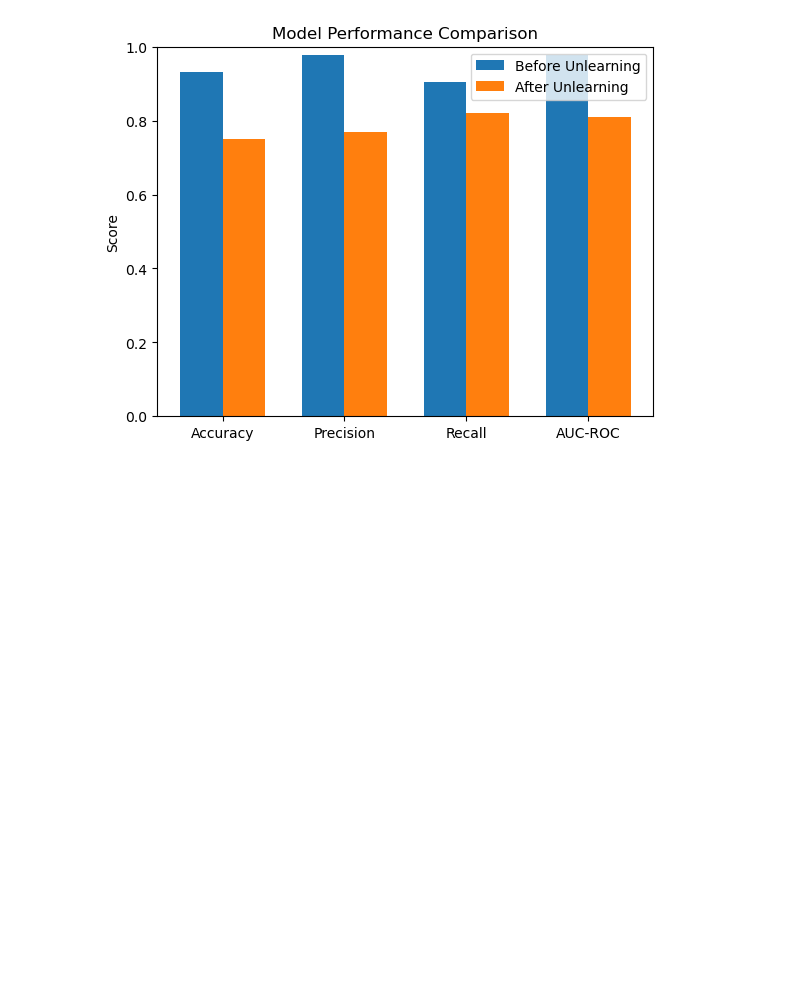
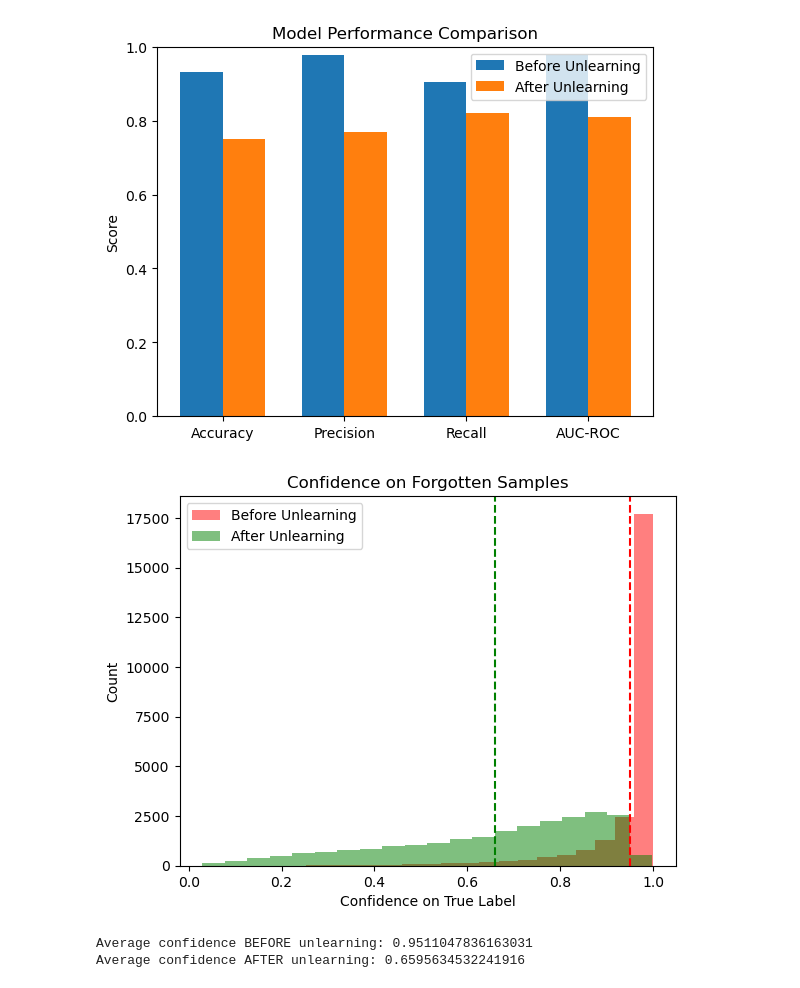
Before and after one commit to trishaN104/MLUnlearning_Feature-Injection, a Jupyter notebook: Untitled.ipynb, the cells around one changed output. Saved outputs shown, nothing was run; the diff lists cells and outputs as text; code cells hidden in the pictures; blank space fills up the shorter version.

Commit message:
After meeting

```diff
--- a/Untitled.ipynb
+++ b/Untitled.ipynb
@@ -190,3 +213,29 @@ plt.ylim(0, 1)
 plt.show()
 # %% [output]
 [figure]
+# %%
+def get_confidences(model, X, y_true):
+    y_probs = model.predict_proba(X)
+    return y_probs[np.arange(len(y_true)), y_true]
+
+forgot_X = forget_set[student_depression_features]
+forgot_Y = forget_set.Depression
+conf_before = get_confidences(depression_model, forgot_X, forgot_Y)
+conf_after = get_confidences(depression_model_2, forgot_X, forgot_Y)
+
+# Plot
+plt.hist(conf_before, alpha=0.5, bins=20, label='Before Unlearning', color='red')
+plt.hist(conf_after, alpha=0.5, bins=20, label='After Unlearning', color='green')
+plt.axvline(np.mean(conf_before), linestyle='--', color='red')
+plt.axvline(np.mean(conf_after), linestyle='--', color='green')
+plt.xlabel("Confidence on True Label")
+plt.ylabel("Count")
+plt.title("Confidence on Forgotten Samples")
+plt.legend()
+plt.show()
+print("Average confidence BEFORE unlearning:", np.mean(conf_before))
+print("Average confidence AFTER unlearning:", np.mean(conf_after))
+# %% [output]
+[figure, added]
+Average confidence BEFORE unlearning: 0.9511047836163031
+Average confidence AFTER unlearning: 0.6595634532241916
```
Also changed, not shown: parts of 8 cells of this notebook.
